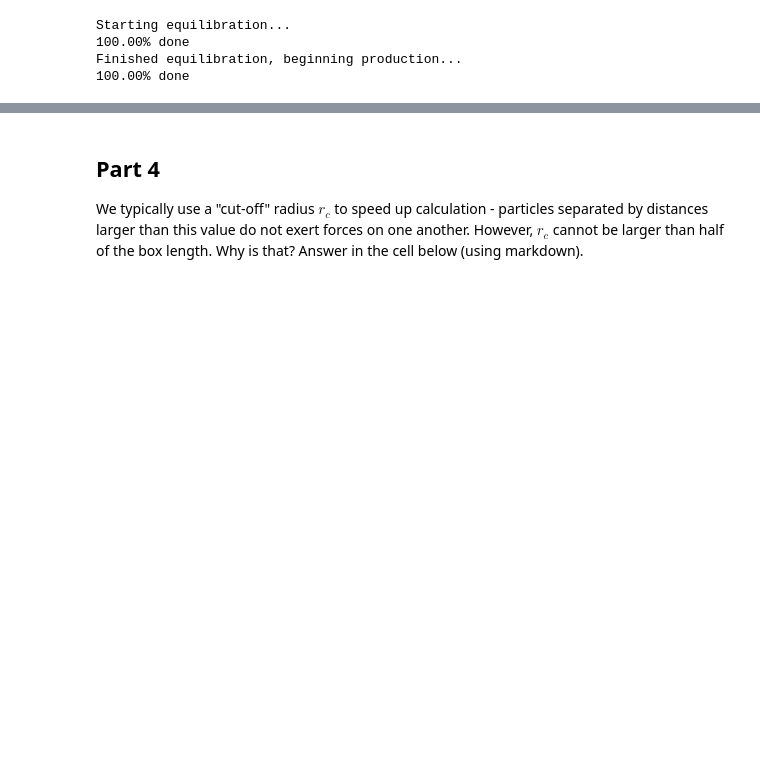
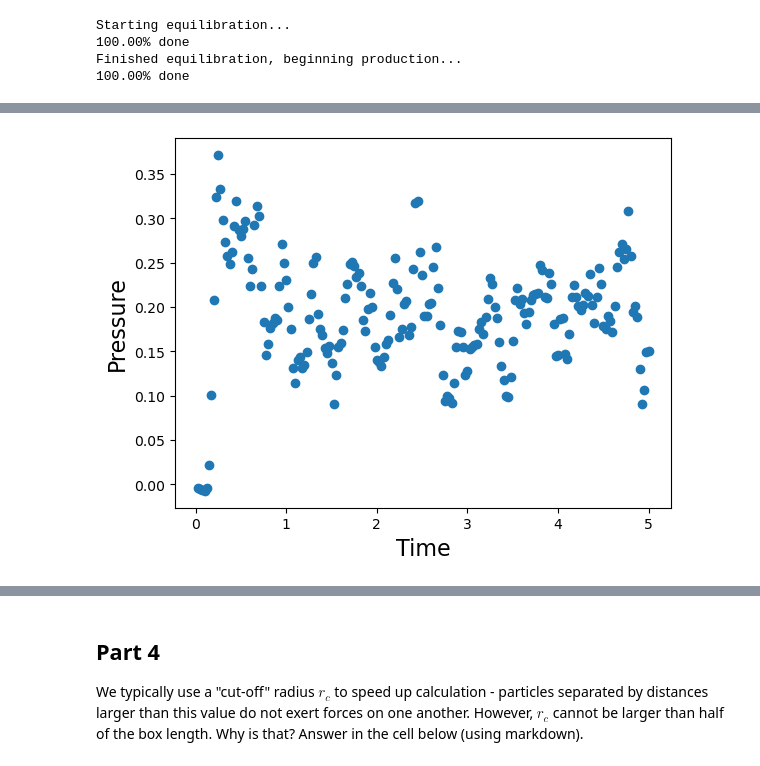
Before and after one commit to kythreotis/Molecular-Dynamics-Simulation, a Jupyter notebook: 2026 Molecular Dynamics Assignment.ipynb, the cells around one changed output, grey strips where cells are left out. Cells and saved outputs as stored; diff of their text form; code cells hidden in the pictures; blank space fills up the shorter version.

```diff
--- a/2026 Molecular Dynamics Assignment.ipynb
+++ b/2026 Molecular Dynamics Assignment.ipynb
@@ -246,0 +256,8 @@ plt.show()
+# %%
+#example plot
+plt.scatter(data["time"], data["pres"])
+plt.xlabel("Time", fontsize=16)
+plt.ylabel("Pressure", fontsize=16)
+plt.show()
+# %% [output]
+[figure, added]
```
Also changed, not shown: parts of 26 cells of this notebook.
